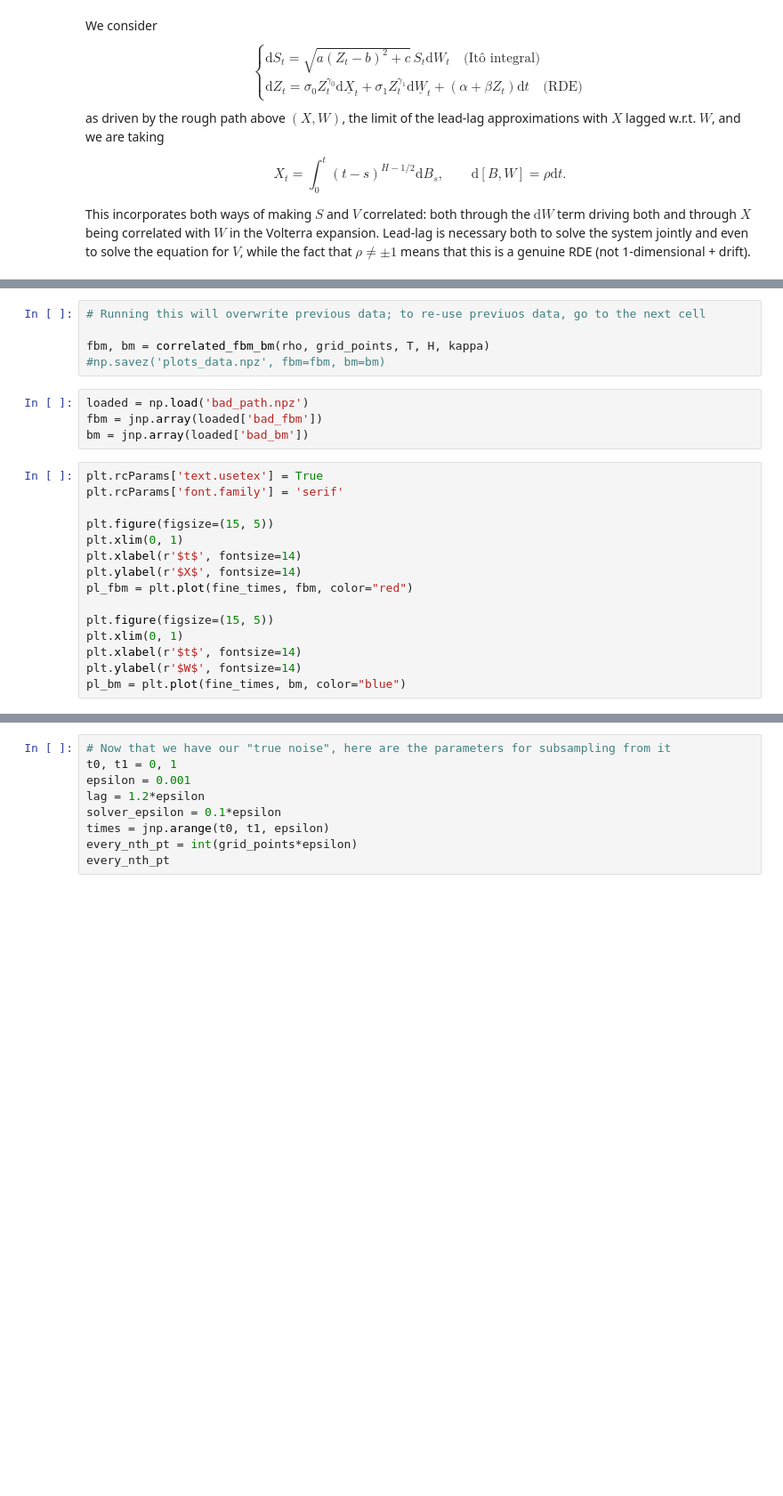
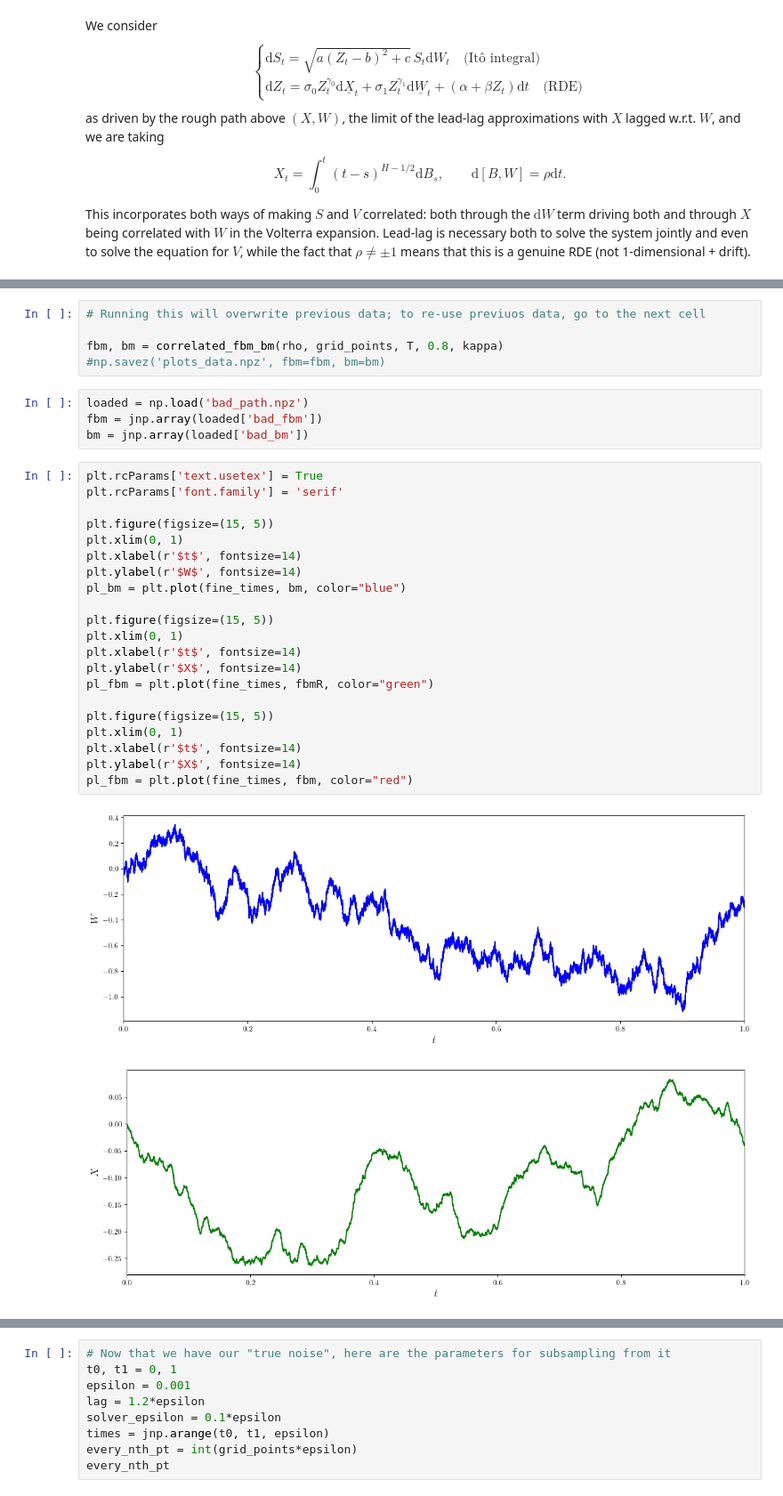
Before and after one commit to emilioferrucci/rough-vol-rough-paths, a Jupyter notebook: numerics/dynamics_rough_vol.ipynb, the cells around one changed output, grey strips where cells are left out. Shown at 89% size. Cells and saved outputs as stored; diff of their text form; blank space fills up the shorter version.

```diff
--- a/numerics/dynamics_rough_vol.ipynb
+++ b/numerics/dynamics_rough_vol.ipynb
@@ -24,7 +26,7 @@ fine_times = jnp.linspace(0, T, grid_points)
 # %%
 # Running this will overwrite previous data; to re-use previuos data, go to the next cell
 
-fbm, bm = correlated_fbm_bm(rho, grid_points, T, H, kappa)
+fbm, bm = correlated_fbm_bm(rho, grid_points, T, 0.8, kappa)
 #np.savez('plots_data.npz', fbm=fbm, bm=bm)
 # %%
 loaded = np.load('bad_path.npz')
@@ -33,15 +35,24 @@ bm = jnp.array(loaded['bad_bm'])
 # %%
 plt.rcParams['text.usetex'] = True
 plt.rcParams['font.family'] = 'serif'
 
 plt.figure(figsize=(15, 5))
 plt.xlim(0, 1)
 plt.xlabel(r'$t$', fontsize=14)
-plt.ylabel(r'$X$', fontsize=14)
-pl_fbm = plt.plot(fine_times, fbm, color="red")
+plt.ylabel(r'$W$', fontsize=14)
+pl_bm = plt.plot(fine_times, bm, color="blue")
 
 plt.figure(figsize=(15, 5))
 plt.xlim(0, 1)
 plt.xlabel(r'$t$', fontsize=14)
-plt.ylabel(r'$W$', fontsize=14)
-pl_bm = plt.plot(fine_times, bm, color="blue")
+plt.ylabel(r'$X$', fontsize=14)
+pl_fbm = plt.plot(fine_times, fbmR, color="green")
+
+plt.figure(figsize=(15, 5))
+plt.xlim(0, 1)
+plt.xlabel(r'$t$', fontsize=14)
+plt.ylabel(r'$X$', fontsize=14)
+pl_fbm = plt.plot(fine_times, fbm, color="red")
+# %% [output]
+[figure, added]
+[figure, added]
```
Also changed, not shown: parts of 2 cells of this notebook, 30 other files.
